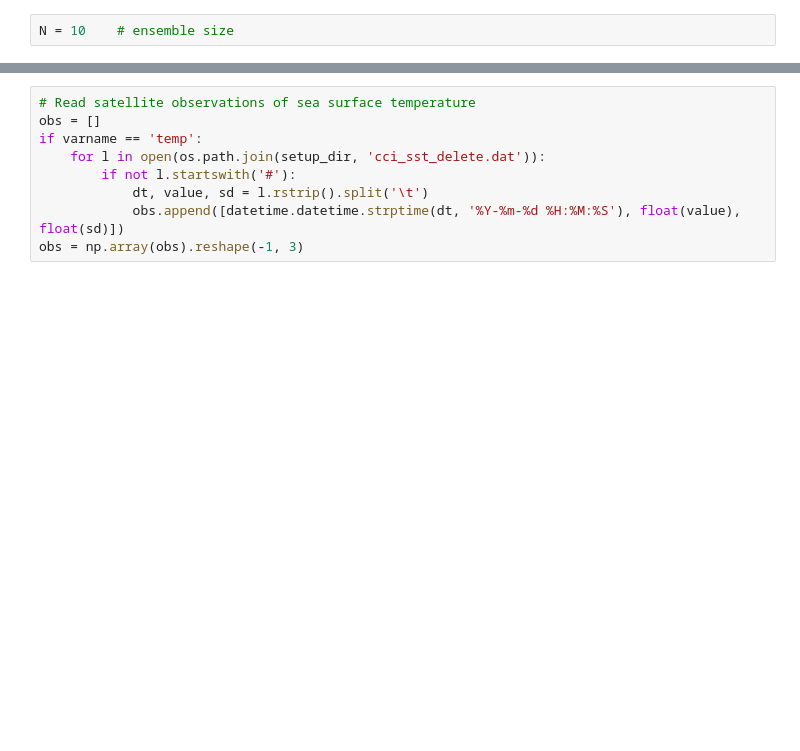
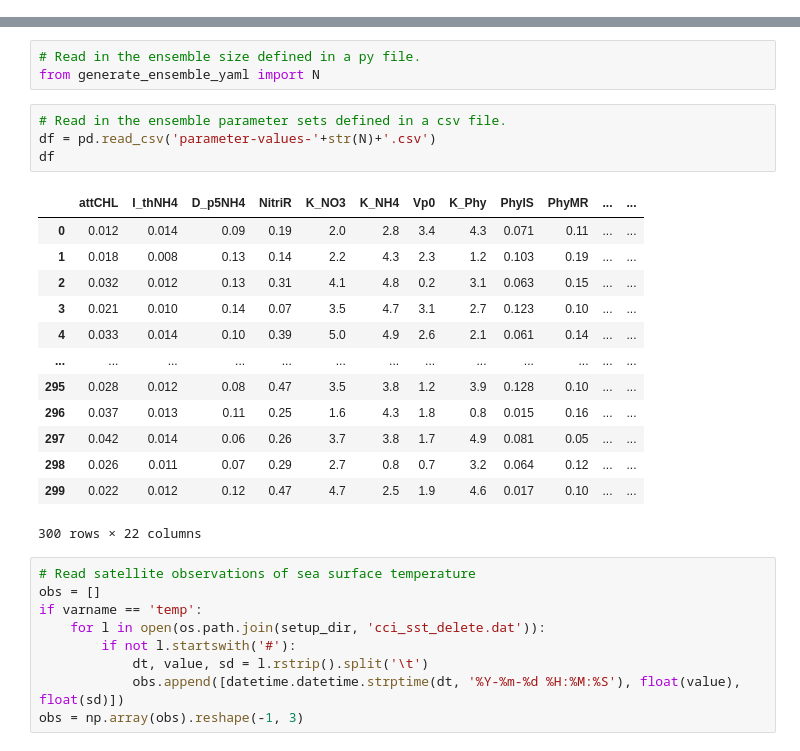
Before and after one commit to hakaseh/cases4argo, a Jupyter notebook: argotest/do-parameter-sensitivity.ipynb, the cells around one changed output, grey strips where cells are left out. Drawn from its saved outputs; the diff is of its cells as text; blank space fills up the shorter version.

Commit message:
update the LHS ensemble of BGC parameters setup. Because notebook does not work well with parallel work, i split the work into .py and .ipynb. - add attCHL as an additional tuning parameter.

```diff
--- a/argotest/do-parameter-sensitivity.ipynb
+++ b/argotest/do-parameter-sensitivity.ipynb
@@ -59,2 +18,0 @@ parameter_range = [
-# %%
-N = 10    # ensemble size
@@ -127,3 +19,24 @@ INFO:root:  fabm/yaml_file: ./fabm_0010.yaml
+# %%
+# Read in the ensemble size defined in a py file.
+from generate_ensemble_yaml import N
+# %%
+# Read in the ensemble parameter sets defined in a csv file.
+df = pd.read_csv('parameter-values-'+str(N)+'.csv')
+df
+# %% [output]
+|  | attCHL | I_thNH4 | D_p5NH4 | NitriR | K_NO3 | K_NH4 | Vp0 | K_Phy | PhyIS | PhyMR | ... | ... |
+| 0 | 0.012 | 0.014 | 0.09 | 0.19 | 2.0 | 2.8 | 3.4 | 4.3 | 0.071 | 0.11 | ... | ... |
+| 1 | 0.018 | 0.008 | 0.13 | 0.14 | 2.2 | 4.3 | 2.3 | 1.2 | 0.103 | 0.19 | ... | ... |
+| 2 | 0.032 | 0.012 | 0.13 | 0.31 | 4.1 | 4.8 | 0.2 | 3.1 | 0.063 | 0.15 | ... | ... |
+| 3 | 0.021 | 0.010 | 0.14 | 0.07 | 3.5 | 4.7 | 3.1 | 2.7 | 0.123 | 0.10 | ... | ... |
+| 4 | 0.033 | 0.014 | 0.10 | 0.39 | 5.0 | 4.9 | 2.6 | 2.1 | 0.061 | 0.14 | ... | ... |
+| ... | ... | ... | ... | ... | ... | ... | ... | ... | ... | ... | ... | ... |
+| 295 | 0.028 | 0.012 | 0.08 | 0.47 | 3.5 | 3.8 | 1.2 | 3.9 | 0.128 | 0.10 | ... | ... |
+| 296 | 0.037 | 0.013 | 0.11 | 0.25 | 1.6 | 4.3 | 1.8 | 0.8 | 0.015 | 0.16 | ... | ... |
+| 297 | 0.042 | 0.014 | 0.06 | 0.26 | 3.7 | 3.8 | 1.7 | 4.9 | 0.081 | 0.05 | ... | ... |
+| 298 | 0.026 | 0.011 | 0.07 | 0.29 | 2.7 | 0.8 | 0.7 | 3.2 | 0.064 | 0.12 | ... | ... |
+| 299 | 0.022 | 0.012 | 0.12 | 0.47 | 4.7 | 2.5 | 1.9 | 4.6 | 0.017 | 0.10 | ... | ... |
+300 rows × 22 columns
 # %%
 # Read satellite observations of sea surface temperature
 obs = []
```
Also changed, not shown: parts of 10 cells of this notebook, 3 other files.
